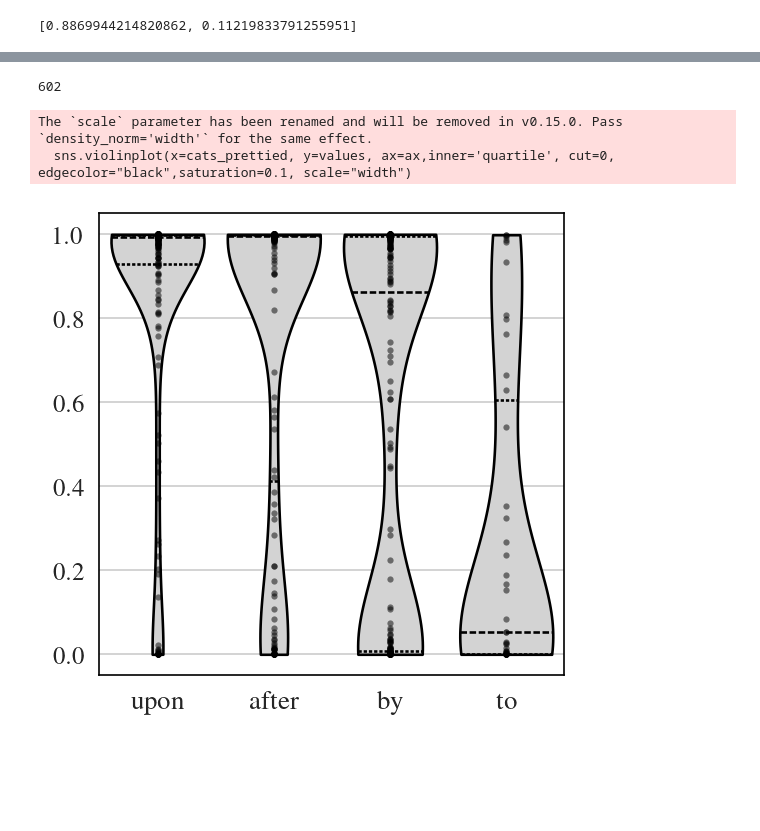
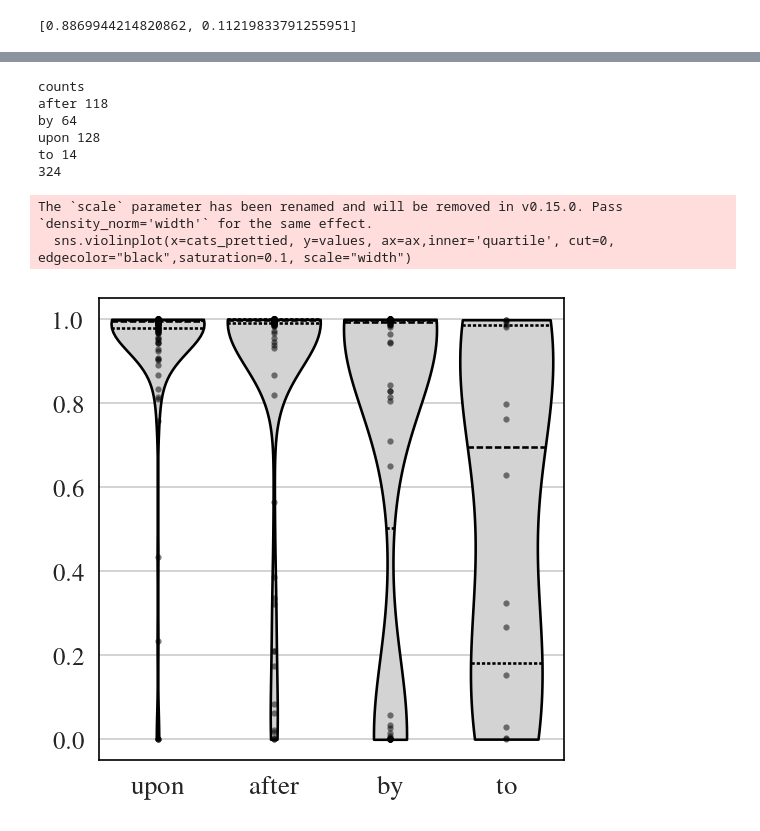
Before and after one commit to jsrozner/ConstructionsRevealedDistribution, a Jupyter notebook: src/paper/exp4_npn/exp_npn.ipynb, the cells around one changed output, grey strips where cells are left out. Saved outputs shown, nothing was run; the diff lists cells and outputs as text; code cells hidden in the pictures; blank space fills up the shorter version.

```diff
--- a/src/paper/exp4_npn/exp_npn.ipynb
+++ b/src/paper/exp4_npn/exp_npn.ipynb
@@ -7,5 +7,8 @@ from data_config import Exp4NPN
 from dataclasses import dataclass, field
 from typing import List
 
-from lib.mlm_singleton import init_singleton_scorer
+from lib.common.mlm_singleton import init_singleton_scorer
 mlm_scorer = init_singleton_scorer('roberta-large', output_attentions=True)
+
+# add or remove to produce the diff plots
+judgement_filter = True
@@ -28,20 +53,21 @@ def read_judgements() -> List[HumanAnnotation]:
     for j in all_judgements:
         j.id = int(j.id)
         j.rating = int(j.rating)
+        j.sentence = j.sentence.strip()
     return all_judgements
 all_judgements = read_judgements()
 # %%
+
 # check that everything lines up
-for j in all_judgements:
-    e = gpt_outputs_with_id[j.id]
-    assert j.sentence == e[1].output
+# for j in all_judgements:
+#     e = gpt_outputs_with_id[j.id]
+#     assert j.sentence.strip() == e[1].output.strip()
 
 judgements_aligned = sorted(all_judgements, key=lambda x: x.id)
 
-for j, e in zip(judgements_aligned, gpt_outputs_with_id):
-    assert j.sentence == e[1].output
-
-# all_judgements[0]
+for i, zipped in enumerate(zip(judgements_aligned, gpt_outputs_with_id)):
+    j, e = zipped
+    assert j.sentence == e[1].output.strip(), i
 # %%
 from collections import Counter
 
@@ -378,17 +416,16 @@ sns.boxplot(x=cats_prettied, y=values)
 # %%
 # check alignment before filtering
 for out, j in zip(all_outs_clean, judgements_aligned):
-    assert out.sent == j.sentence
+    assert out.sent.strip() == j.sentence.strip()
 # %%
 
-from rozlib.libs.plotting.utils_latex_matplot import config_matplot_for_latex, save_fig
+from rozlib.libs.plotting.utils_latex_matplot import config_matplot_for_latex
+from lib.utils.utils_misc import save_fig
 
 """
 Produce boxplot for all
 """
 
-# add or remove to produce the diff plots
-judgement_filter = False
 
 config_matplot_for_latex(13)
 def make_histograms():
@@ -405,6 +442,9 @@ def make_histograms():
     return aggregator
 
 all_aggregated = make_histograms()
+print('counts')
+for k in all_aggregated.keys():
+    print(k, len(all_aggregated[k]))
 
 fig, ax = plt.subplots(figsize=(4,4))
 ax.set_ylim(-.05, 1.05)
@@ -427,35 +467,40 @@ cat_val_tuples = [(key, val) for key, vals in all_aggregated.items() for val in
 order = ['upon', 'after','by', 'to']
 cat_val_tuples_sorted = sorted(cat_val_tuples, key=lambda x: order.index(x[0]))
 categories, values = zip(*cat_val_tuples_sorted)
 print(len(values))
 
 
 # for two cats
 cats_prettied = categories
 
 # sns.boxplot(x=cats_prettied, y=values)
 sns.violinplot(x=cats_prettied, y=values, ax=ax,inner='quartile', cut=0, edgecolor="black",saturation=0.1, scale="width")
 # Overlay Data Points (Jittered for Visibility)
 for violin in ax.collections:
     violin.set_facecolor("lightgray")
 sns.stripplot(x=cats_prettied, y=values, ax=ax,
               color="black", alpha=0.5, size=3, jitter=False)  # Adjust size & alpha
 
 # config_matplot_for_latex(14)
 # save_fig(fig, "npn_acceptable.pdf")
 
 if judgement_filter:
     output_name = "npn_acceptable.pdf"
 else:
     output_name = "npn_all.pdf"
 
 config_matplot_for_latex(12)
 save_fig(fig, output_name)
 # %% [output]
-602
+counts
+after 118
+by 64
+upon 128
+to 14
+324
 The `scale` parameter has been renamed and will be removed in v0.15.0. Pass `density_norm='width'` for the same effect.
   sns.violinplot(x=cats_prettied, y=values, ax=ax,inner='quartile', cut=0, edgecolor="black",saturation=0.1, scale="width")
-[figure, old version]
+[figure, new version]
 # %%
 # investigate outliers:
 i = -1
```
Also changed, not shown: parts of 7 cells of this notebook, 36 other files.
